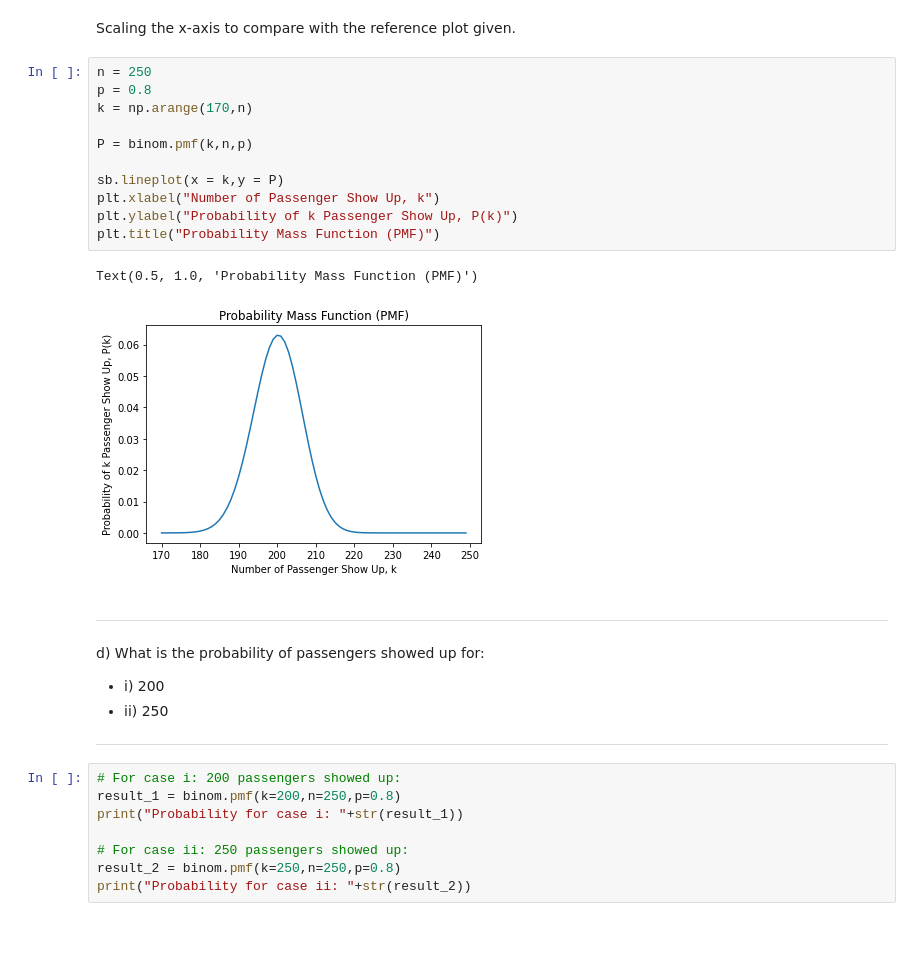
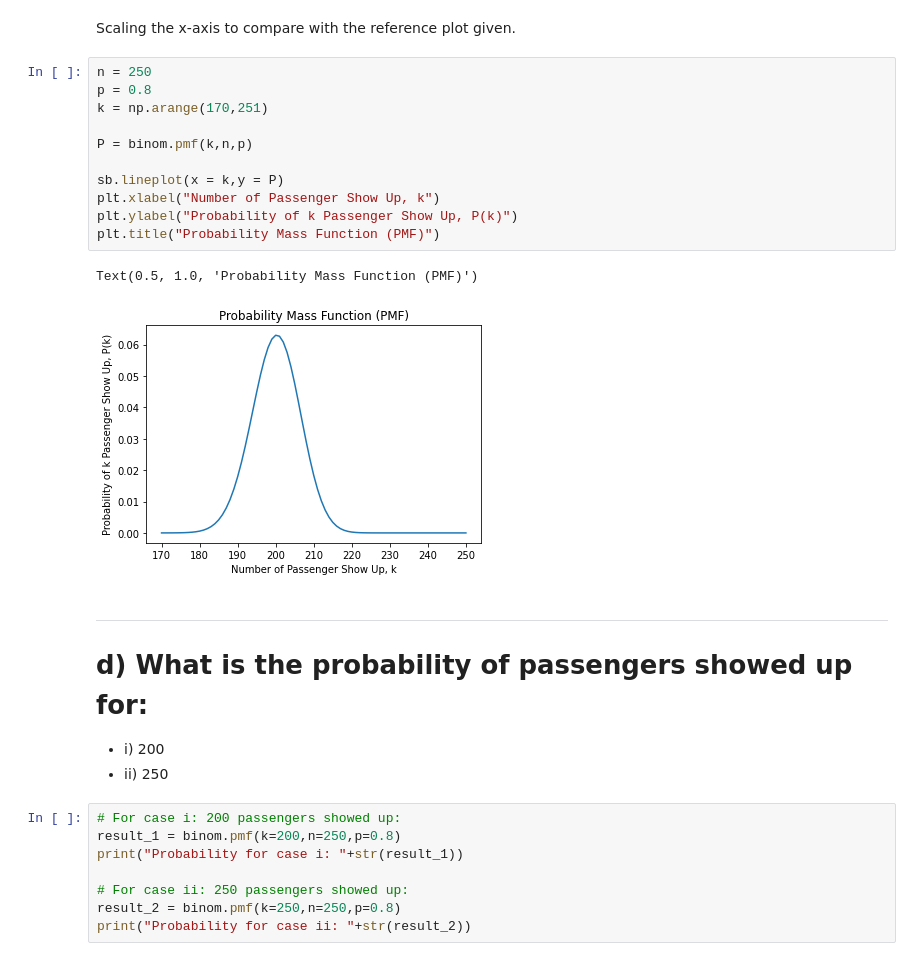
Before and after one commit to edwardloo/Kaggle, a Jupyter notebook: question-3-probability-and-uncertainty.ipynb, the cells around one changed output. Cells and saved outputs as stored; diff of their text form; blank space fills up the shorter version.

```diff
--- a/question-3-probability-and-uncertainty.ipynb
+++ b/question-3-probability-and-uncertainty.ipynb
@@ -99,23 +105,22 @@ Scaling the x-axis to compare with the reference plot given.
 # %%
 n = 250
 p = 0.8
-k = np.arange(170,n)
+k = np.arange(170,251)
 
 P = binom.pmf(k,n,p)
 
 sb.lineplot(x = k,y = P)
 plt.xlabel("Number of Passenger Show Up, k")
 plt.ylabel("Probability of k Passenger Show Up, P(k)")
 plt.title("Probability Mass Function (PMF)")
 # %% [output]
 Text(0.5, 1.0, 'Probability Mass Function (PMF)')
-[figure, old version]
+[figure, new version]
 # %% [markdown]
 ---
-d)	What is the probability of passengers showed up for:
+# d)	What is the probability of passengers showed up for:
 * i)	200
 * ii)	250
----
 # %%
 # For case i: 200 passengers showed up:
 result_1 = binom.pmf(k=200,n=250,p=0.8)
```
Also changed, not shown: parts of 21 cells of this notebook.
